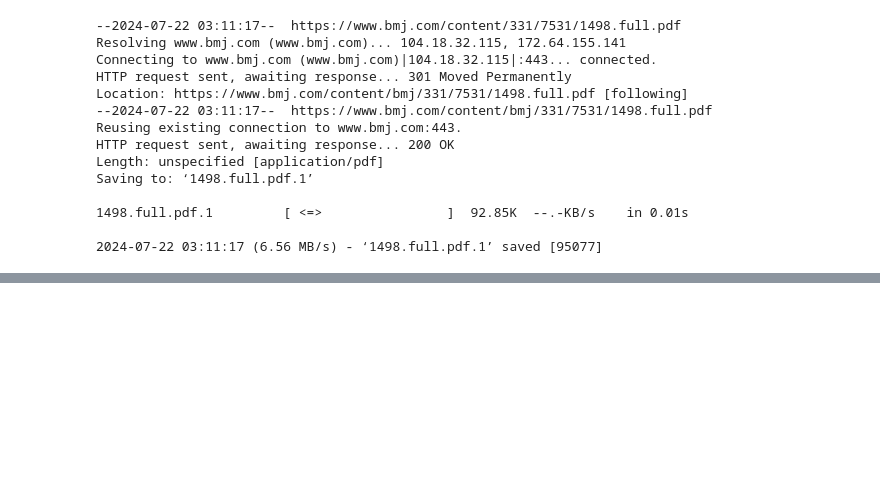
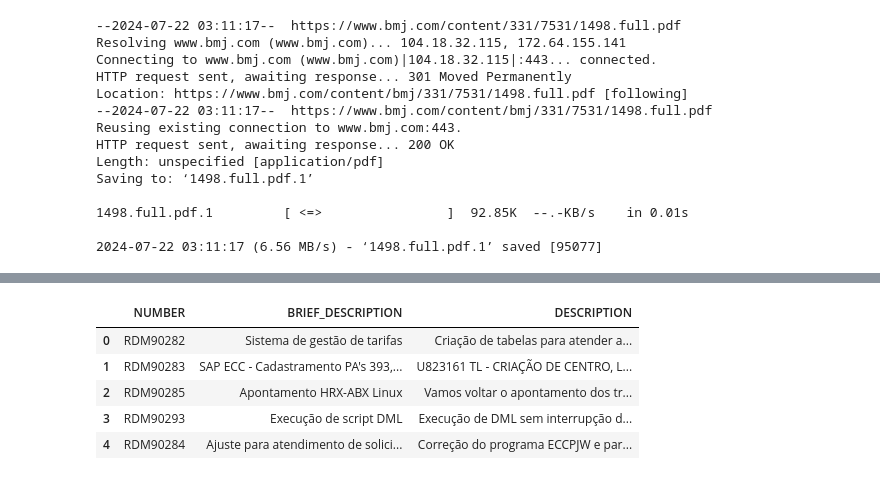
Before and after one commit to hydemi/curso-data-science, a Jupyter notebook: ValidaRDM.ipynb, the cells around one changed output, grey strips where cells are left out. Cells and saved outputs as stored; diff of their text form; code cells hidden in the pictures; blank space fills up the shorter version.

```diff
--- a/ValidaRDM.ipynb
+++ b/ValidaRDM.ipynb
@@ -136,0 +167,15 @@ Por favor, atualize o campo "Descrição" conforme as orientações fornecidas.
+# %%
+import pandas as pd
+
+# Consultar o arquivo RDMsAgosto.xlsx em "sample_data"
+df = pd.read_excel("/content/sample_data/RDMsAgosto.xlsx")
+
+# Exibir as primeiras linhas do DataFrame
+df.head()
+# %% [output]
+|  | NUMBER | BRIEF_DESCRIPTION | DESCRIPTION |
+| 0 | RDM90282 | Sistema de gestão de tarifas | Criação de tabelas para atender a... |
+| 1 | RDM90283 | SAP ECC - Cadastramento PA's 393,... | U823161 TL - CRIAÇÃO DE CENTRO, L... |
+| 2 | RDM90285 | Apontamento HRX-ABX Linux | Vamos voltar o apontamento dos tr... |
+| 3 | RDM90293 | Execução de script DML | Execução de DML sem interrupção d... |
+| 4 | RDM90284 | Ajuste para atendimento de solici... | Correção do programa ECCPJW e par... |
```
Also changed, not shown: parts of 5 cells of this notebook.
